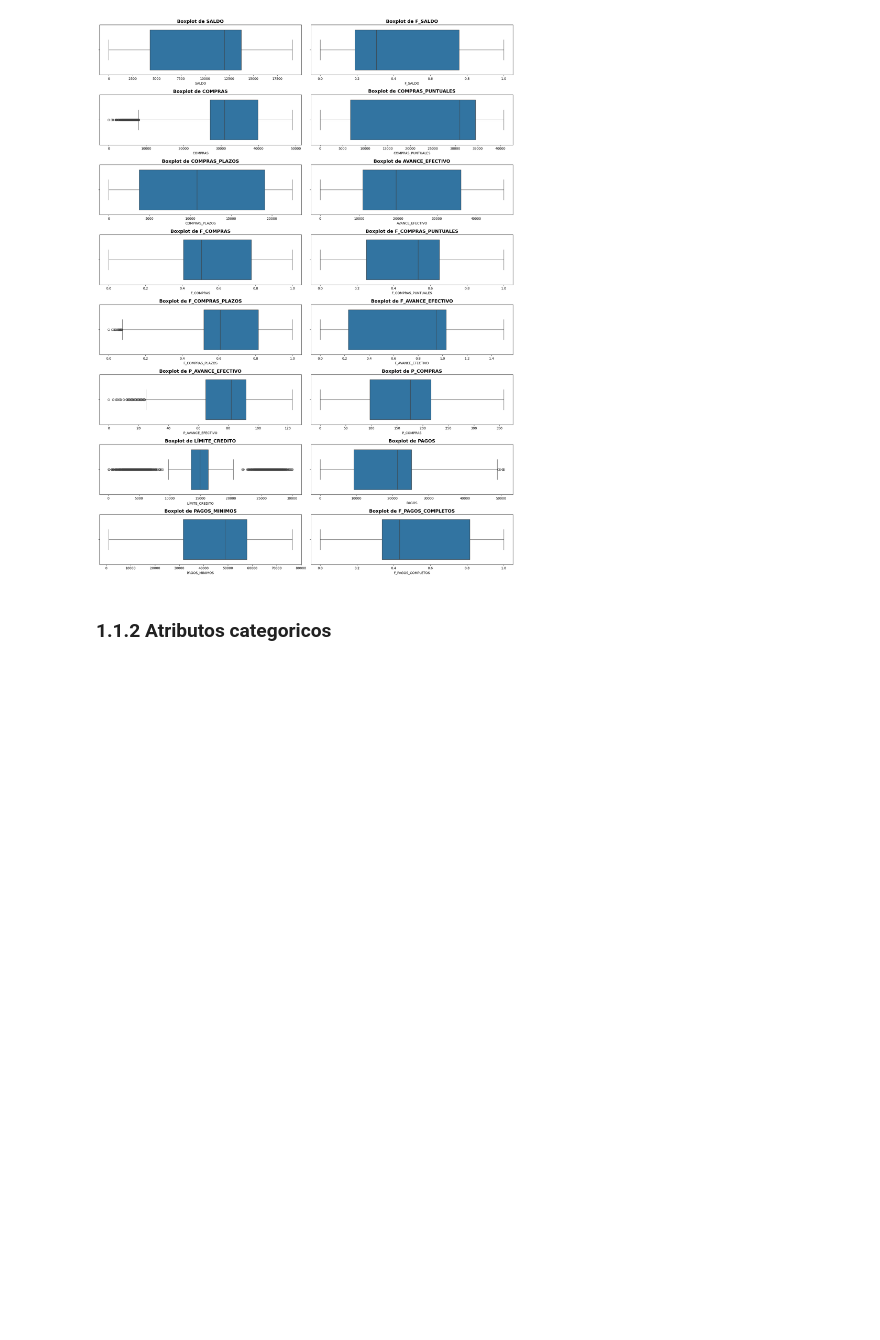
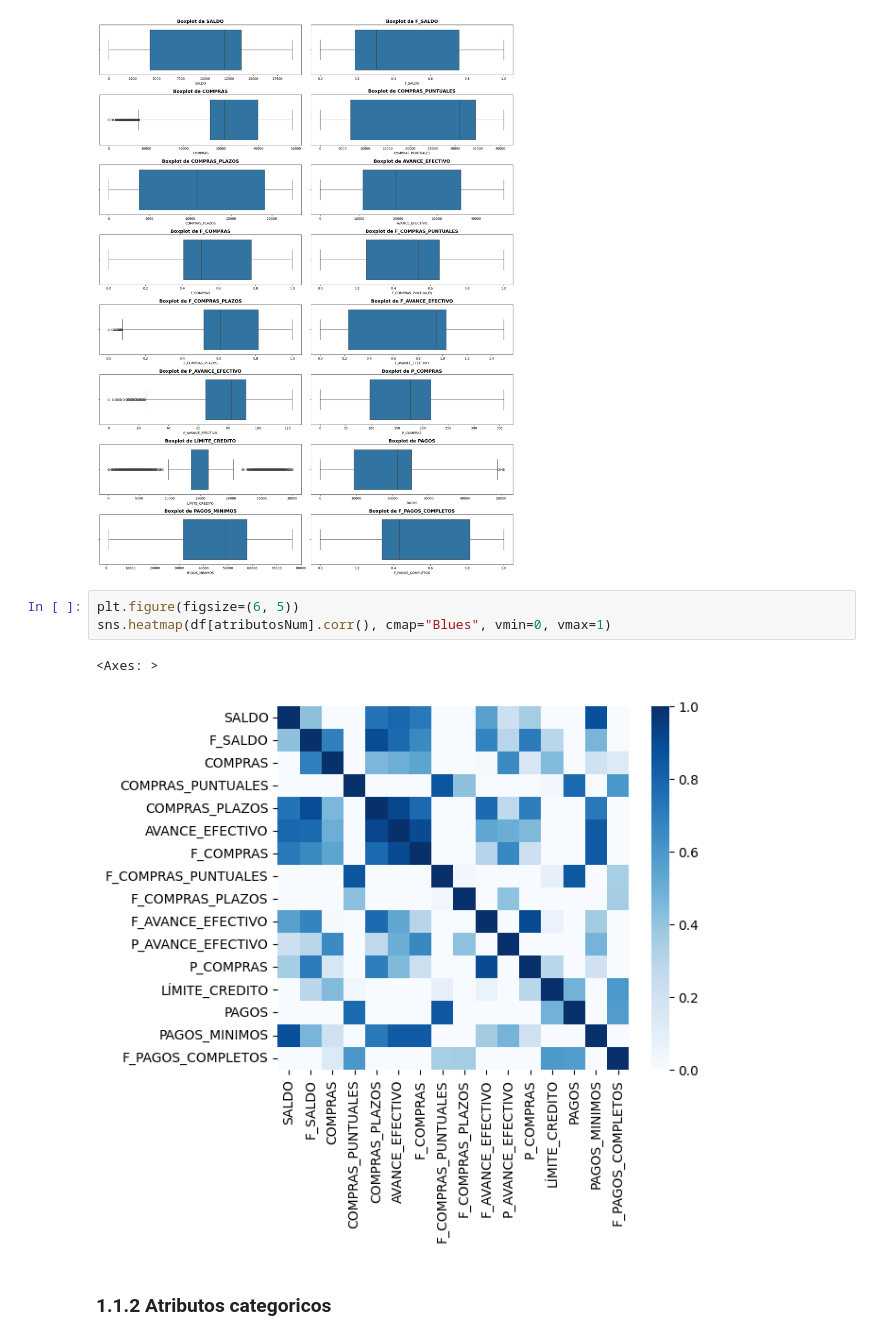
Before and after one commit to NataliaVillegasC/BI-Laboratorio2_Agrupacion, a Jupyter notebook: NataliaLab.ipynb, the cells around one changed output. Drawn from its saved outputs; the diff is of its cells as text; blank space fills up the shorter version.

```diff
--- a/NataliaLab.ipynb
+++ b/NataliaLab.ipynb
@@ -180,6 +180,12 @@ plt.tight_layout()
 plt.show()
 # %% [output]
 [figure]
+# %%
+plt.figure(figsize=(6, 5))
+sns.heatmap(df[atributosNum].corr(), cmap="Blues", vmin=0, vmax=1)
+# %% [output]
+<Axes: >
+[figure, added]
 # %% [markdown]
 ### 1.1.2 Atributos categoricos
 # %% [markdown]
```
Also changed, not shown: parts of 37 cells of this notebook.
